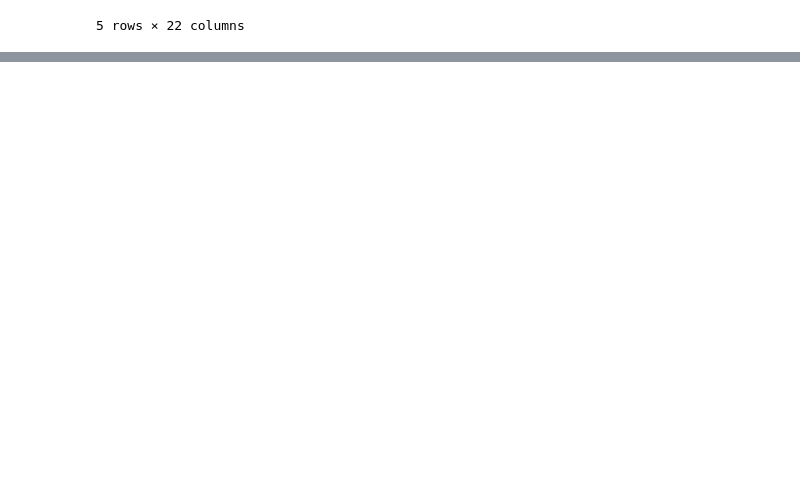
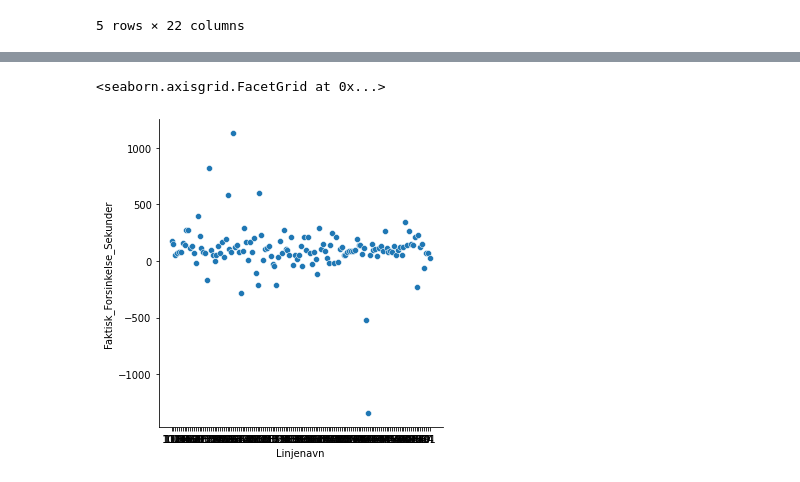
Before and after one commit to ulsin/ai-oblig-1, a Jupyter notebook: oblig1notebook.ipynb, the cells around one changed output, grey strips where cells are left out. Cells and saved outputs as stored; diff of their text form; code cells hidden in the pictures; blank space fills up the shorter version.

```diff
--- a/oblig1notebook.ipynb
+++ b/oblig1notebook.ipynb
@@ -255,0 +288,12 @@ print()
+# %%
+#PLOT 3
+#Recycling technique from plot 2, to see if any lines wait much longer than any others
+
+#dfLines = df.groupby("Linjenavn")
+dfLines = df.groupby("Linjenavn")
+meanDelay = dfLines["Faktisk_Forsinkelse_Sekunder"].mean()
+
+sns.relplot(data = meanDelay)
+# %% [output]
+<seaborn.axisgrid.FacetGrid at 0x...>
+[figure, added]
```
Also changed, not shown: parts of 7 cells of this notebook.
